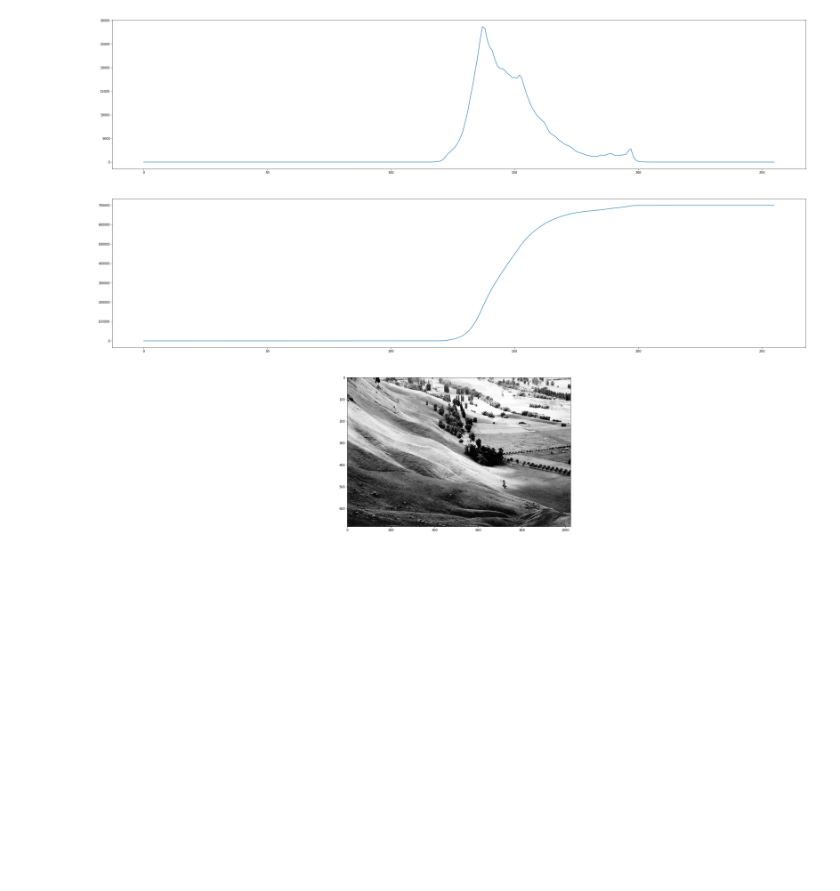
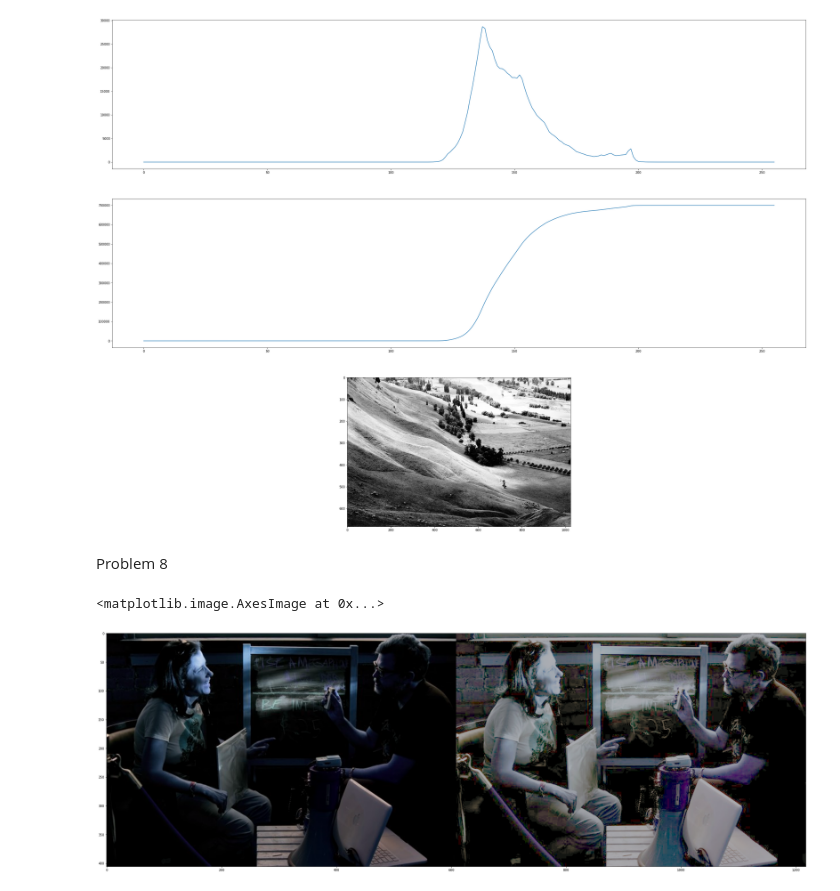
Before and after one commit to LillyStefanova/Image-Processing-FMI-course, a Jupyter notebook: practice_1/solutions.ipynb, the cells around one changed output. Cells and saved outputs as stored; diff of their text form; code cells hidden in the pictures; blank space fills up the shorter version.

Commit message:
Added Problem 8

```diff
--- a/practice_1/solutions.ipynb
+++ b/practice_1/solutions.ipynb
@@ -202,3 +202,50 @@ plt.imshow(grayscale_equalized_opencv, 'gray')
 # %% [output]
 <matplotlib.image.AxesImage at 0x...>
 [figure]
+# %% [markdown]
+Problem 8
+# %%
+input = cv2.imread("color.jpg")
+
+(rows, cols, colour) = input.shape;
+
+histogram = np.zeros((3, 256), dtype = np.uint32)
+
+for c in range(colour):
+    for i in range(rows):
+        for j in range(cols):
+            histogram[c, input[i, j, c]] = histogram[c, input[i, j, c]] + 1
+
+cdf = np.zeros((3, 256), dtype = np.uint32)
+for c in range(colour):
+    cdf[c, 0] = histogram[c, 0]
+    for i in range(1, 256):
+       cdf[c, i] = histogram[c, i] + cdf[c, i-1]
+
+cdf_min = np.zeros(3)
+for c in range(colour):
+    for i in range(256):
+        if cdf[c, i] > 0:
+            cdf_min[c] = cdf[c, i];
+            break;
+
+L = 256.0
+M = np.float32(rows * cols - 1)
+
+h = np.zeros((3, 256), dtype=np.float32)
+for c in range(colour):
+    h[c,:] = np.rint(((np.float32(cdf[c]) - cdf_min[c]) / M) * (L - 1))
+    h[c,:][h[c,:] < 0] = 0
+    h[c, :][h[c, :] > 255] = 255
+
+input_equalized = np.zeros((rows, cols, colour), dtype = np.uint32)
+for c in range(colour):
+    for i in range(rows):
+        for j in range(cols):
+            input_equalized[i, j, c] = h[c, input[i, j, c]]
+
+plt.figure(figsize = (40, 30))
+plt.imshow(np.concatenate((input, input_equalized), axis = 1))
+# %% [output]
+<matplotlib.image.AxesImage at 0x...>
+[figure, added]
```
